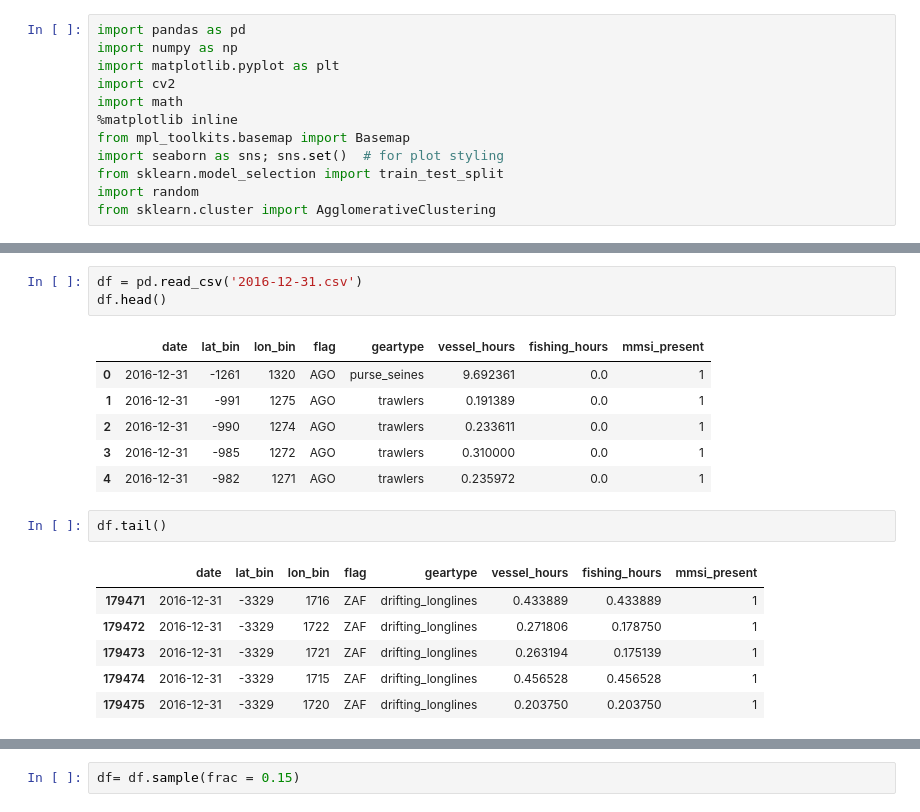
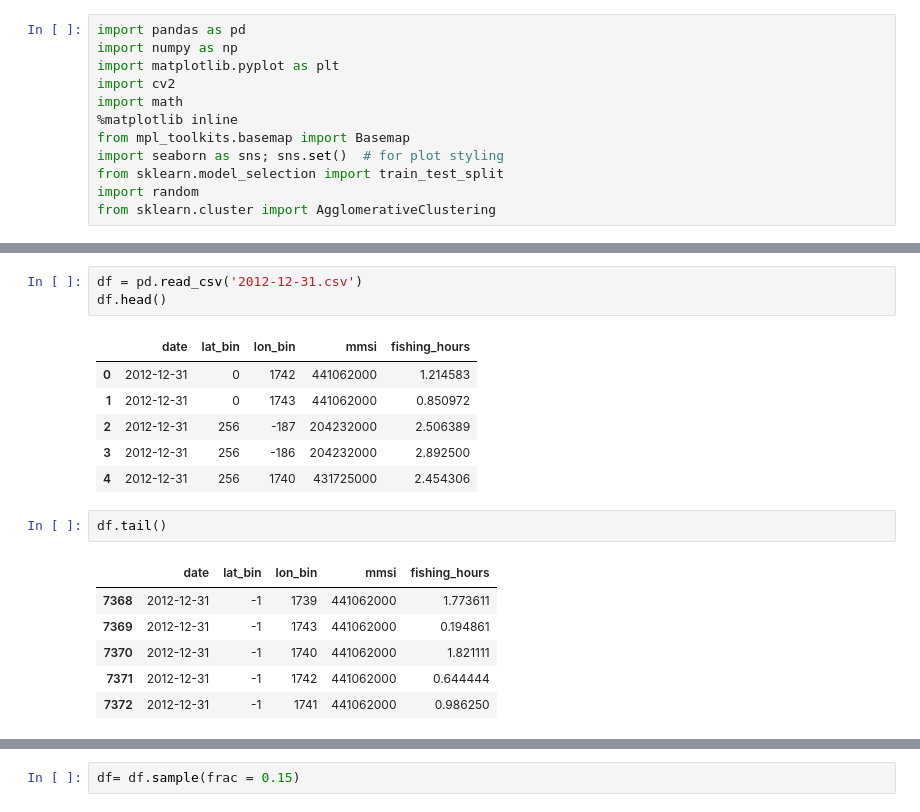
Before and after one commit to asean-india-hackathon-team-4/data-visualization, a Jupyter notebook: Hierarchical_clustering.ipynb, the cells around one changed output, grey strips where cells are left out. Cells and saved outputs as stored; diff of their text form.

```diff
--- a/Hierarchical_clustering.ipynb
+++ b/Hierarchical_clustering.ipynb
@@ -13,22 +32,22 @@ from sklearn.cluster import AgglomerativeClustering
 # %%
-df = pd.read_csv('2016-12-31.csv')
+df = pd.read_csv('2012-12-31.csv')
 df.head()
 # %% [output]
-|  | date | lat_bin | lon_bin | flag | geartype | vessel_hours | fishing_hours | mmsi_present |
-| 0 | 2016-12-31 | -1261 | 1320 | AGO | purse_seines | 9.692361 | 0.0 | 1 |
-| 1 | 2016-12-31 | -991 | 1275 | AGO | trawlers | 0.191389 | 0.0 | 1 |
-| 2 | 2016-12-31 | -990 | 1274 | AGO | trawlers | 0.233611 | 0.0 | 1 |
-| 3 | 2016-12-31 | -985 | 1272 | AGO | trawlers | 0.310000 | 0.0 | 1 |
-| 4 | 2016-12-31 | -982 | 1271 | AGO | trawlers | 0.235972 | 0.0 | 1 |
+|  | date | lat_bin | lon_bin | mmsi | fishing_hours |
+| 0 | 2012-12-31 | 0 | 1742 | 441062000 | 1.214583 |
+| 1 | 2012-12-31 | 0 | 1743 | 441062000 | 0.850972 |
+| 2 | 2012-12-31 | 256 | -187 | 204232000 | 2.506389 |
+| 3 | 2012-12-31 | 256 | -186 | 204232000 | 2.892500 |
+| 4 | 2012-12-31 | 256 | 1740 | 431725000 | 2.454306 |
 # %%
 df.tail()
 # %% [output]
-|  | date | lat_bin | lon_bin | flag | geartype | vessel_hours | fishing_hours | mmsi_present |
-| 179471 | 2016-12-31 | -3329 | 1716 | ZAF | drifting_longlines | 0.433889 | 0.433889 | 1 |
-| 179472 | 2016-12-31 | -3329 | 1722 | ZAF | drifting_longlines | 0.271806 | 0.178750 | 1 |
-| 179473 | 2016-12-31 | -3329 | 1721 | ZAF | drifting_longlines | 0.263194 | 0.175139 | 1 |
-| 179474 | 2016-12-31 | -3329 | 1715 | ZAF | drifting_longlines | 0.456528 | 0.456528 | 1 |
-| 179475 | 2016-12-31 | -3329 | 1720 | ZAF | drifting_longlines | 0.203750 | 0.203750 | 1 |
+|  | date | lat_bin | lon_bin | mmsi | fishing_hours |
+| 7368 | 2012-12-31 | -1 | 1739 | 441062000 | 1.773611 |
+| 7369 | 2012-12-31 | -1 | 1743 | 441062000 | 0.194861 |
+| 7370 | 2012-12-31 | -1 | 1740 | 441062000 | 1.821111 |
+| 7371 | 2012-12-31 | -1 | 1742 | 441062000 | 0.644444 |
+| 7372 | 2012-12-31 | -1 | 1741 | 441062000 | 0.986250 |
 # %%
 df.info()
 print(df.columns)
```
Also changed, not shown: parts of 18 cells of this notebook, 2 other files.
